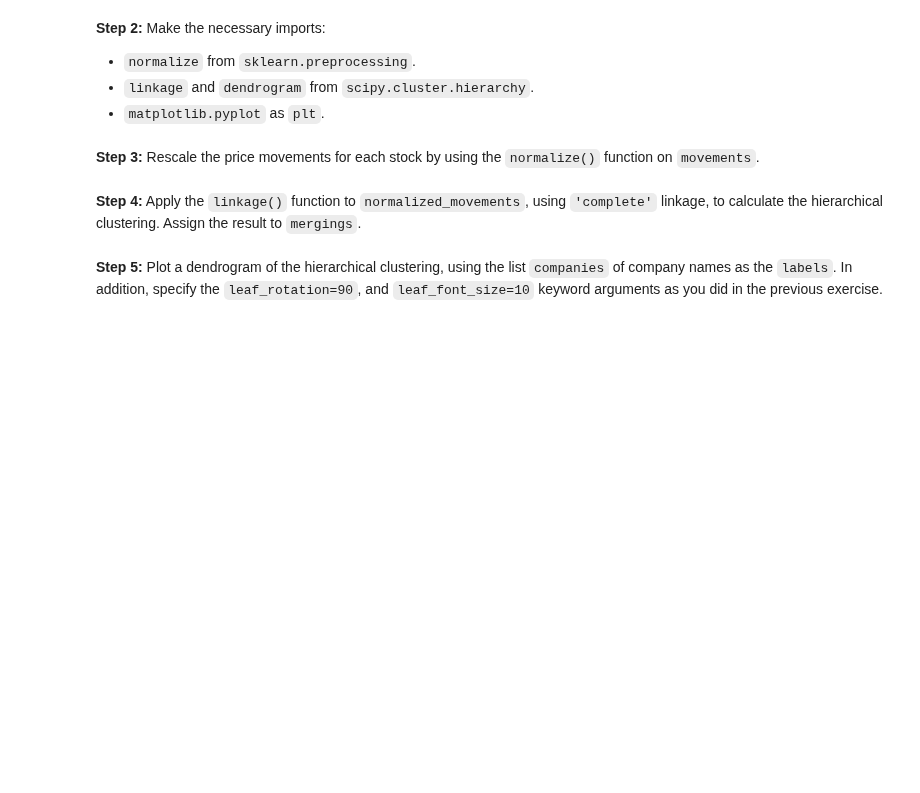
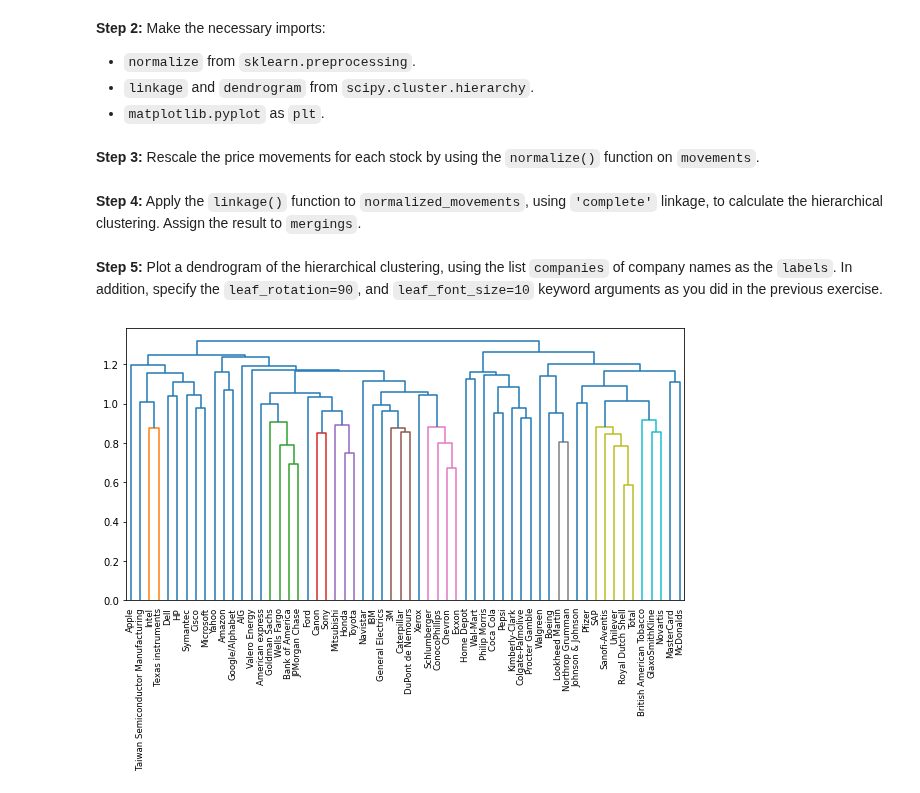
Before and after one commit to EuniceOyeniyi/stive_exercises, a Jupyter notebook: Chapter 02/02. Clustering/02. Hierarchical Clustering/exercises/exercise_11_hierachies_of_stocks.ipynb, the cells around one changed output. Drawn from its saved outputs; the diff is of its cells as text; code cells hidden in the pictures; blank space fills up the shorter version.

```diff
--- a/Chapter 02/02. Clustering/02. Hierarchical Clustering/exercises/exercise_11_hierachies_of_stocks.ipynb
+++ b/Chapter 02/02. Clustering/02. Hierarchical Clustering/exercises/exercise_11_hierachies_of_stocks.ipynb
@@ -26,7 +26,17 @@ from sklearn.preprocessing import normalize
 import matplotlib.pyplot as plt
 # %% [markdown]
 **Step 3:** Rescale the price movements for each stock by using the `normalize()` function on `movements`.
+# %%
+normalized_movements = normalize(movements)
 # %% [markdown]
 **Step 4:** Apply the `linkage()` function to `normalized_movements`, using `'complete'` linkage, to calculate the hierarchical clustering. Assign the result to `mergings`.
+# %%
+mergings = linkage(normalized_movements,method='complete')
 # %% [markdown]
 **Step 5:** Plot a dendrogram of the hierarchical clustering, using the list `companies` of company names as the `labels`. In addition, specify the `leaf_rotation=90`, and `leaf_font_size=10` keyword arguments as you did in the previous exercise.
+# %%
+plt.figure(figsize=(10,5))
+dn = dendrogram(mergings,labels=companies,leaf_rotation=90,leaf_font_size=8.6)
+plt.show()
+# %% [output]
+[figure, added]
```
Also changed, not shown: 1 other file.
